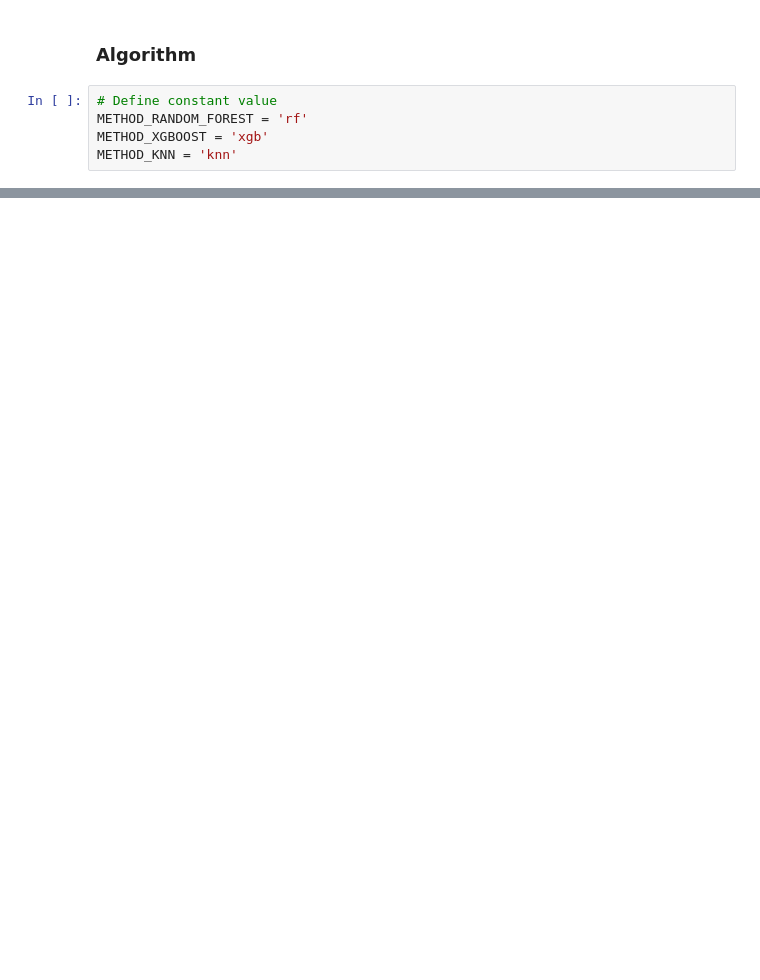
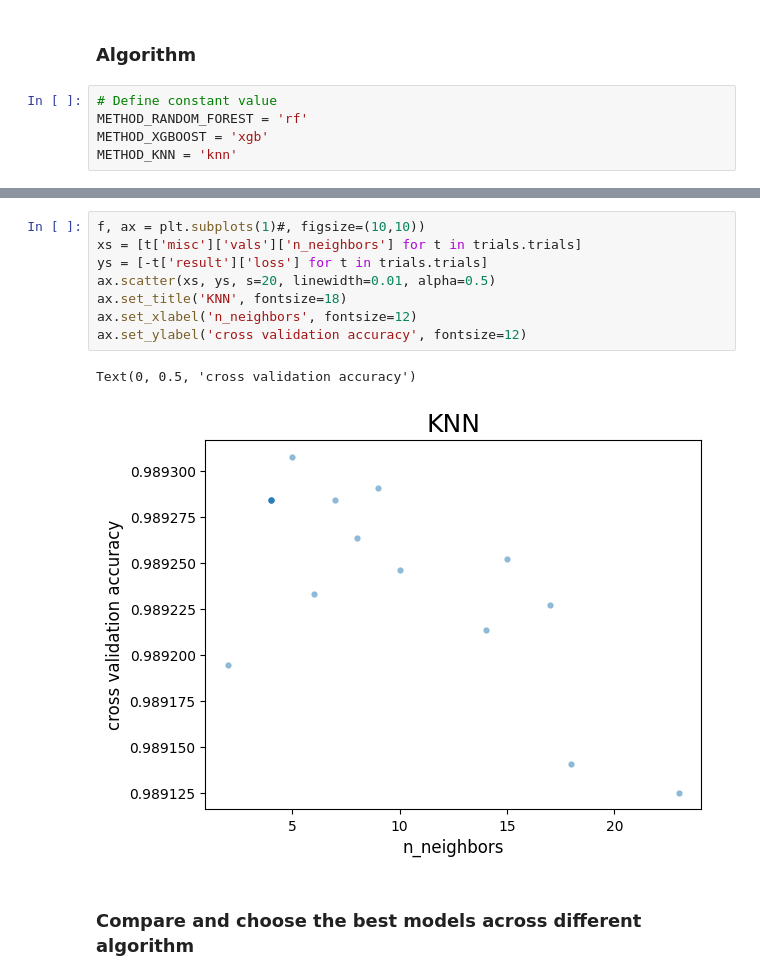
Before and after one commit to sandraaahuang/NIDS-netflowLog, a Jupyter notebook: ml/train_machine_learning_methods.ipynb, the cells around one changed output, grey strips where cells are left out. Drawn from its saved outputs; the diff is of its cells as text; blank space fills up the shorter version.

```diff
--- a/ml/train_machine_learning_methods.ipynb
+++ b/ml/train_machine_learning_methods.ipynb
@@ -418,0 +613,13 @@ data_test_2017_original_resample.to_csv('data_test_2017_resample.csv')
+# %%
+f, ax = plt.subplots(1)#, figsize=(10,10))
+xs = [t['misc']['vals']['n_neighbors'] for t in trials.trials]
+ys = [-t['result']['loss'] for t in trials.trials]
+ax.scatter(xs, ys, s=20, linewidth=0.01, alpha=0.5)
+ax.set_title('KNN', fontsize=18)
+ax.set_xlabel('n_neighbors', fontsize=12)
+ax.set_ylabel('cross validation accuracy', fontsize=12)
+# %% [output]
+Text(0, 0.5, 'cross validation accuracy')
+[figure, added]
+# %% [markdown]
+### Compare and choose the best models across different algorithm
```
Also changed, not shown: parts of 137 cells of this notebook.
